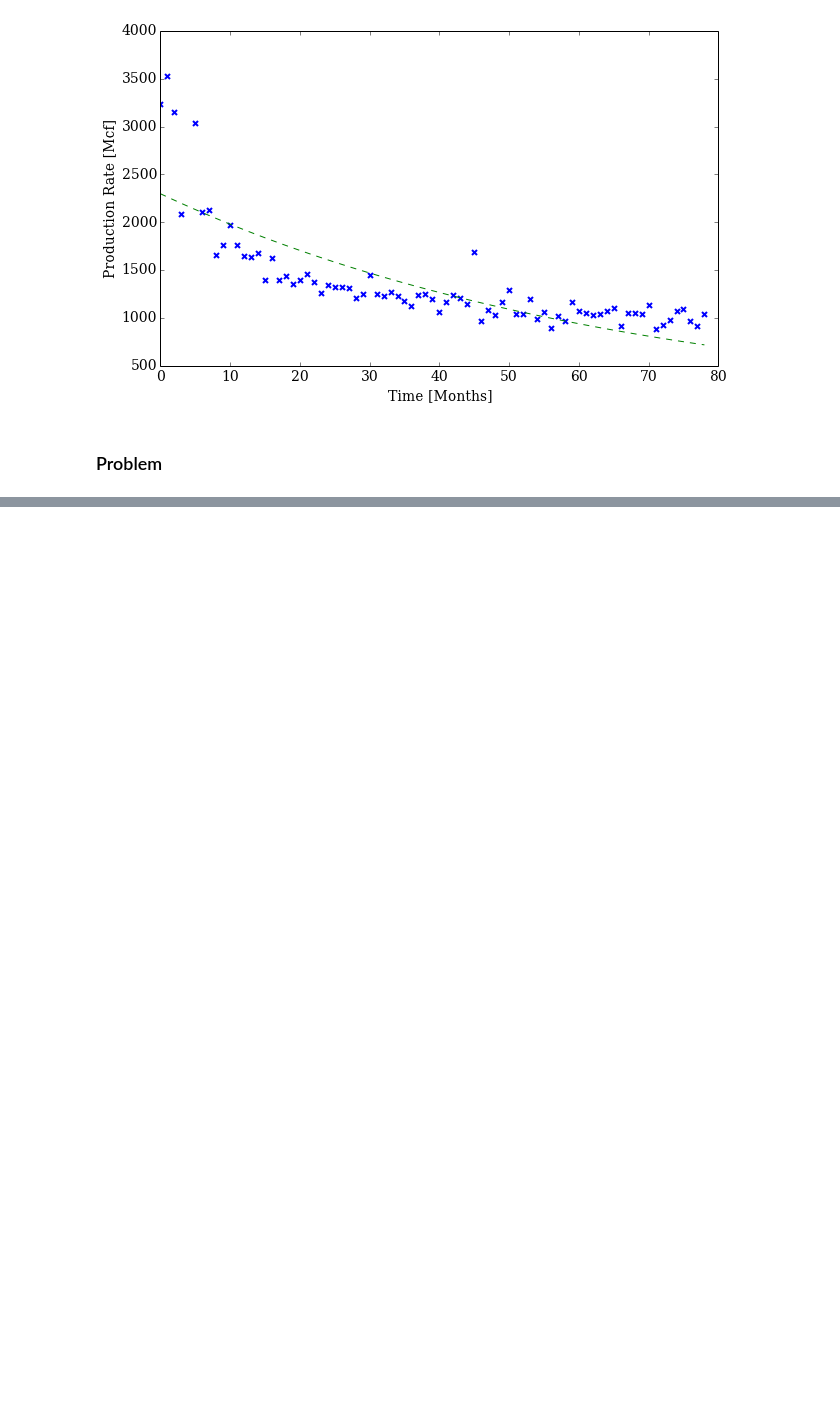
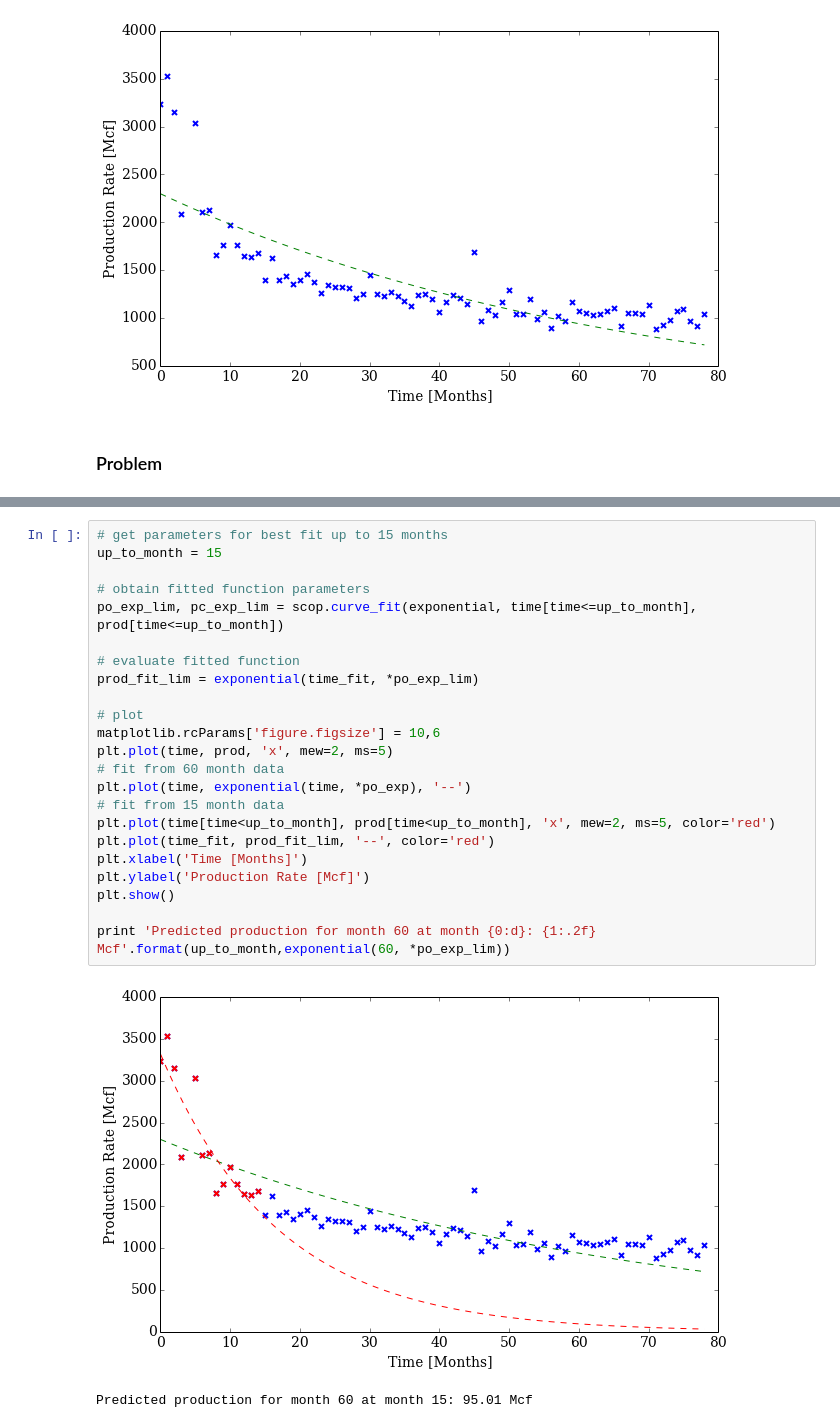
Before and after one commit to philippslang/nummet_I, a Jupyter notebook: CurvefittingInterpolation.ipynb, the cells around one changed output, grey strips where cells are left out. Saved outputs shown, nothing was run; the diff lists cells and outputs as text; blank space fills up the shorter version.

```diff
--- a/CurvefittingInterpolation.ipynb
+++ b/CurvefittingInterpolation.ipynb
@@ -254 +295,27 @@ plt.show()
+# %%
+# get parameters for best fit up to 15 months
+up_to_month = 15
+
+# obtain fitted function parameters
+po_exp_lim, pc_exp_lim = scop.curve_fit(exponential, time[time<=up_to_month], prod[time<=up_to_month])
+
+# evaluate fitted function
+prod_fit_lim = exponential(time_fit, *po_exp_lim)
+
+# plot
+matplotlib.rcParams['figure.figsize'] = 10,6
+plt.plot(time, prod, 'x', mew=2, ms=5)
+# fit from 60 month data
+plt.plot(time, exponential(time, *po_exp), '--')
+# fit from 15 month data
+plt.plot(time[time<up_to_month], prod[time<up_to_month], 'x', mew=2, ms=5, color='red')
+plt.plot(time_fit, prod_fit_lim, '--', color='red')
+plt.xlabel('Time [Months]')
+plt.ylabel('Production Rate [Mcf]')
+plt.show()
+
+print 'Predicted production for month 60 at month {0:d}: {1:.2f} Mcf'.format(up_to_month,exponential(60, *po_exp_lim))
+# %% [output]
+[figure, added]
+Predicted production for month 60 at month 15: 95.01 Mcf
 # %% [markdown]
```
Also changed, not shown: parts of 7 cells of this notebook.
